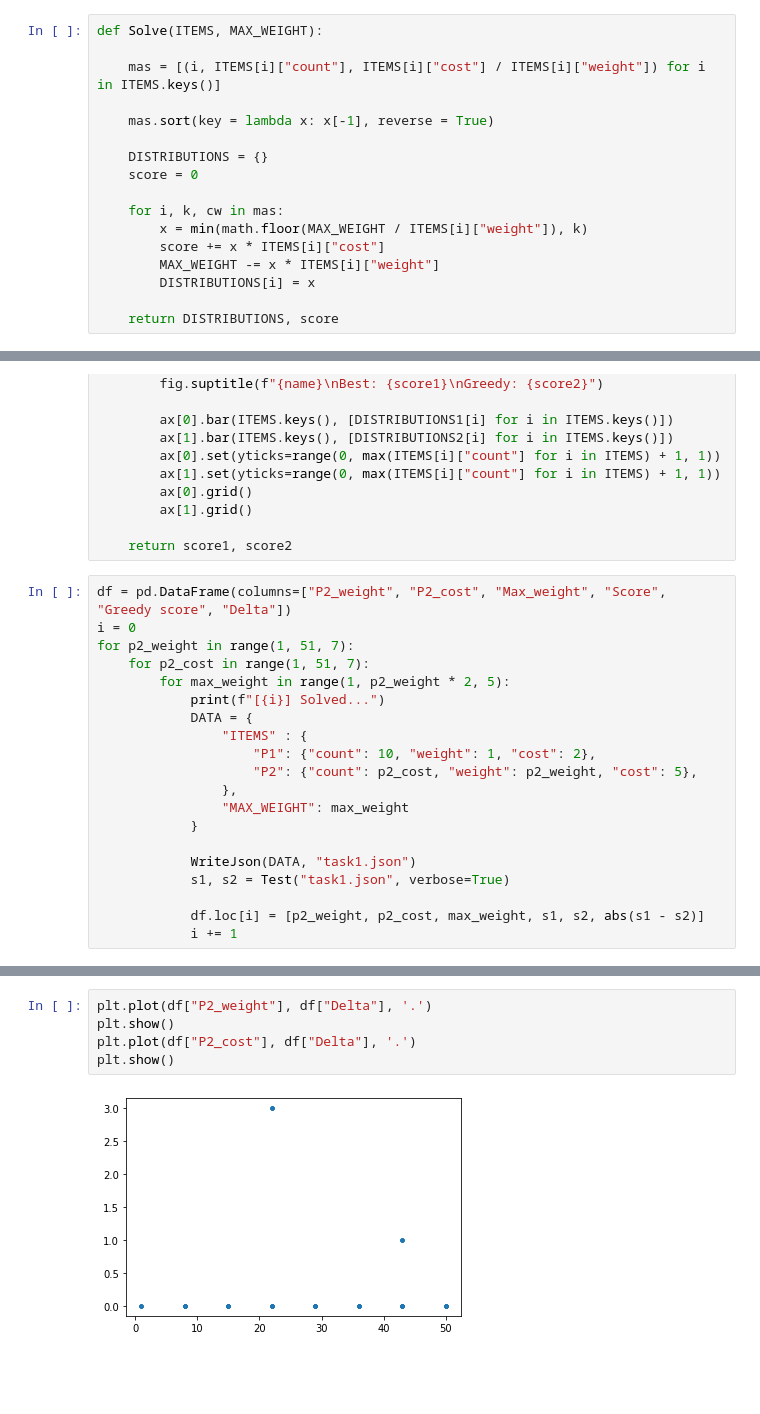
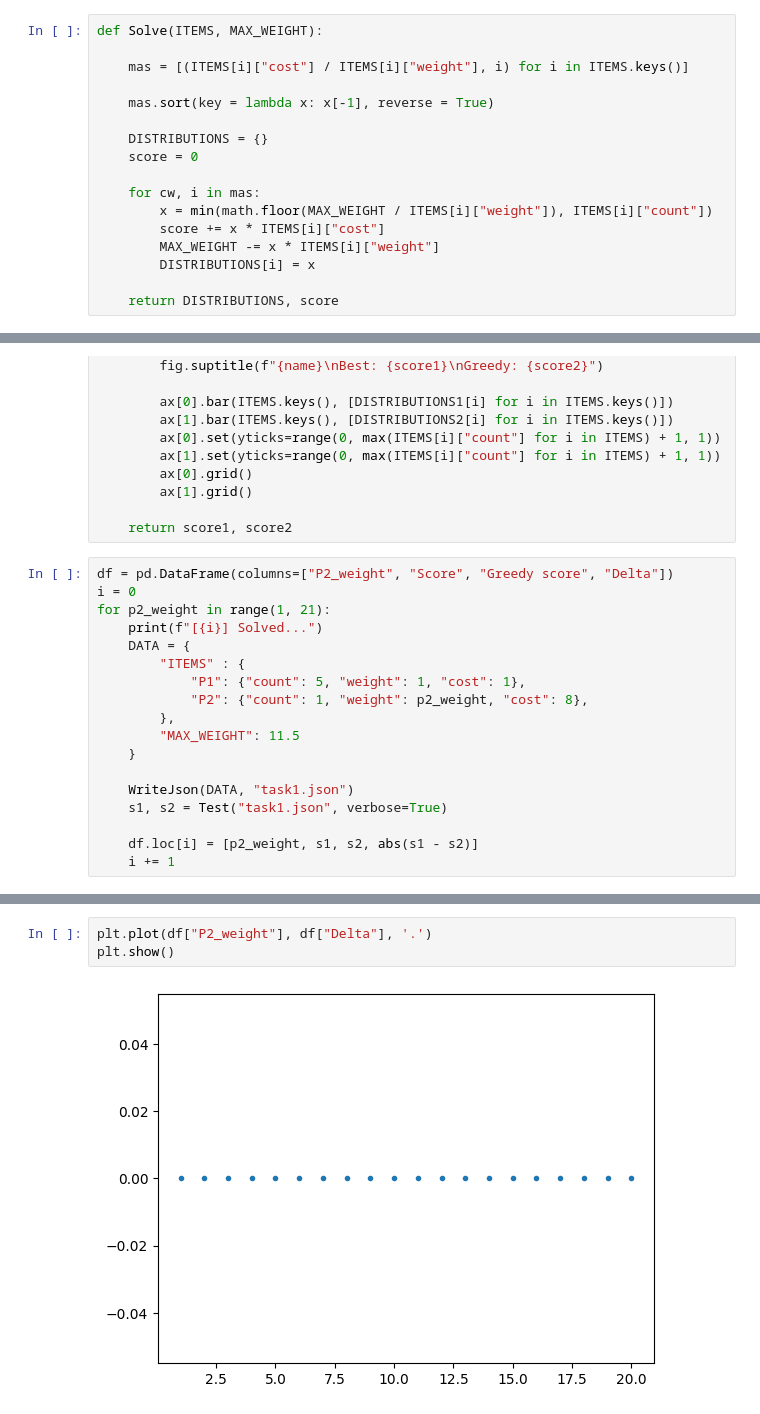
Before and after one commit to Igor743646/Optimization-Methods, a Jupyter notebook: Lab6/Lab6.ipynb, the cells around one changed output, grey strips where cells are left out. Cells and saved outputs as stored; diff of their text form; blank space fills up the shorter version.

```diff
--- a/Lab6/Lab6.ipynb
+++ b/Lab6/Lab6.ipynb
@@ -60,15 +84,15 @@ def BackpackMachines(ITEMS, MAX_WEIGHT):
 # %%
 def Solve(ITEMS, MAX_WEIGHT):
 
-    mas = [(i, ITEMS[i]["count"], ITEMS[i]["cost"] / ITEMS[i]["weight"]) for i in ITEMS.keys()]
+    mas = [(ITEMS[i]["cost"] / ITEMS[i]["weight"], i) for i in ITEMS.keys()]
 
     mas.sort(key = lambda x: x[-1], reverse = True)
 
     DISTRIBUTIONS = {}
     score = 0
 
-    for i, k, cw in mas:
-        x = min(math.floor(MAX_WEIGHT / ITEMS[i]["weight"]), k)
+    for cw, i in mas:
+        x = min(math.floor(MAX_WEIGHT / ITEMS[i]["weight"]), ITEMS[i]["count"])
         score += x * ITEMS[i]["cost"]
         MAX_WEIGHT -= x * ITEMS[i]["weight"]
         DISTRIBUTIONS[i] = x
@@ -98,25 +122,23 @@ def Test(name, verbose = False):
 
     return score1, score2
 # %%
-df = pd.DataFrame(columns=["P2_weight", "P2_cost", "Max_weight", "Score", "Greedy score", "Delta"])
+df = pd.DataFrame(columns=["P2_weight", "Score", "Greedy score", "Delta"])
 i = 0
-for p2_weight in range(1, 51, 7):
-    for p2_cost in range(1, 51, 7):
-        for max_weight in range(1, p2_weight * 2, 5):
-            print(f"[{i}] Solved...")
-            DATA = {
-                "ITEMS" : {
-                    "P1": {"count": 10, "weight": 1, "cost": 2},
-                    "P2": {"count": p2_cost, "weight": p2_weight, "cost": 5},
-                },
-                "MAX_WEIGHT": max_weight
-            }
+for p2_weight in range(1, 21):
+    print(f"[{i}] Solved...")
+    DATA = {
+        "ITEMS" : {
+            "P1": {"count": 5, "weight": 1, "cost": 1},
+            "P2": {"count": 1, "weight": p2_weight, "cost": 8},
+        },
+        "MAX_WEIGHT": 11.5
+    }
 
-            WriteJson(DATA, "task1.json")
-            s1, s2 = Test("task1.json", verbose=True)
+    WriteJson(DATA, "task1.json")
+    s1, s2 = Test("task1.json", verbose=True)
 
-            df.loc[i] = [p2_weight, p2_cost, max_weight, s1, s2, abs(s1 - s2)]
-            i += 1
+    df.loc[i] = [p2_weight, s1, s2, abs(s1 - s2)]
+    i += 1
 # %% [output]
 [0] Solved...
 [1] Solved...
@@ -154,7 +183,5 @@ df
 # %%
 plt.plot(df["P2_weight"], df["Delta"], '.')
 plt.show()
-plt.plot(df["P2_cost"], df["Delta"], '.')
-plt.show()
 # %% [output]
-[figure, old version]
+[figure, new version]
```
Also changed, not shown: parts of 20 cells of this notebook, 7 other files.
